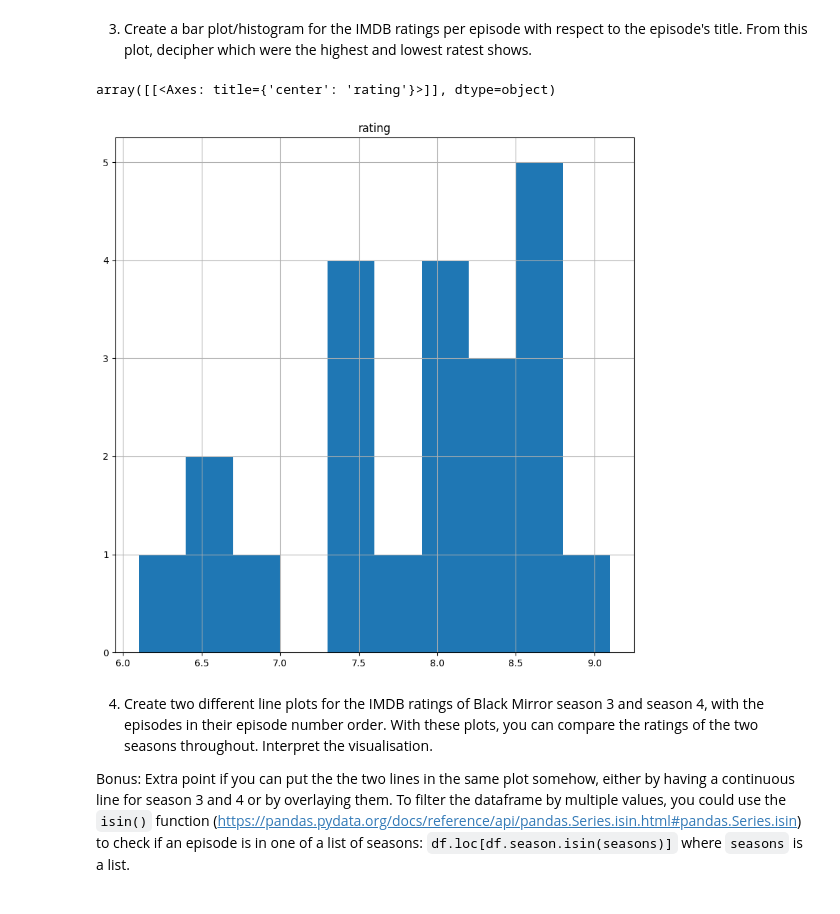
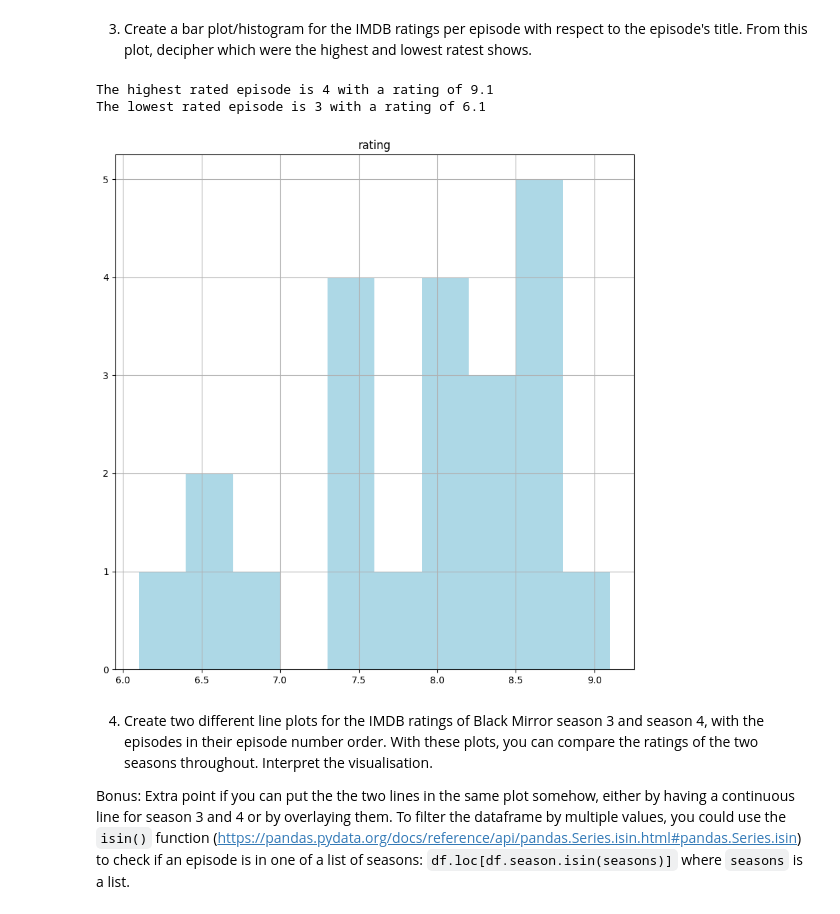
Before and after one commit to georgeccotea/georges-2023-coding-the-humanities, a Jupyter notebook: notebooks/assignments/4_Pandas_GradedAssignment/4_Pandas_GradedAssignment.ipynb, the cells around one changed output. Drawn from its saved outputs; the diff is of its cells as text; code cells hidden in the pictures.

Commit message:
4th Graded Assignment + Fully Compliant Graphs on 4 + Fixing Ruben's code

```diff
--- a/notebooks/assignments/4_Pandas_GradedAssignment/4_Pandas_GradedAssignment.ipynb
+++ b/notebooks/assignments/4_Pandas_GradedAssignment/4_Pandas_GradedAssignment.ipynb
@@ -111,21 +111,25 @@ stringFrequency(descriptions_string)
 # %%
 import pandas as pd
 import matplotlib
 
 # Read CSV file
 csv = pd.read_csv("data/blackmirror.csv", encoding="utf-8")
 
 # Collect the necessary information from the csv file
 ratings = csv[["episode_number", "title", "rating", ]]
 
 # Create a dataset with the index "episode_number"
 ratings = ratings.set_index("episode_number")
 
 # Plot the findings in a histogram
-ratings.hist(figsize=(10, 10))
+ratings.hist(figsize=(10, 10), color="lightblue", bins=10)
+# Printing the highest and the lowest rated episodes
+print('The highest rated episode is', ratings['rating'].idxmax(), 'with a rating of', ratings['rating'].max())
+print('The lowest rated episode is', ratings['rating'].idxmin(), 'with a rating of', ratings['rating'].min())
 # %% [output]
-array([[<Axes: title={'center': 'rating'}>]], dtype=object)
+The highest rated episode is 4 with a rating of 9.1
+The lowest rated episode is 3 with a rating of 6.1
-[figure, old version]
+[figure, new version]
 # %% [markdown]
 4.   Create two different line plots for the IMDB ratings of Black Mirror season 3 and season 4, with the episodes in their episode number order. With these plots, you can compare the ratings of the two seasons throughout. Interpret the visualisation.
 
```
